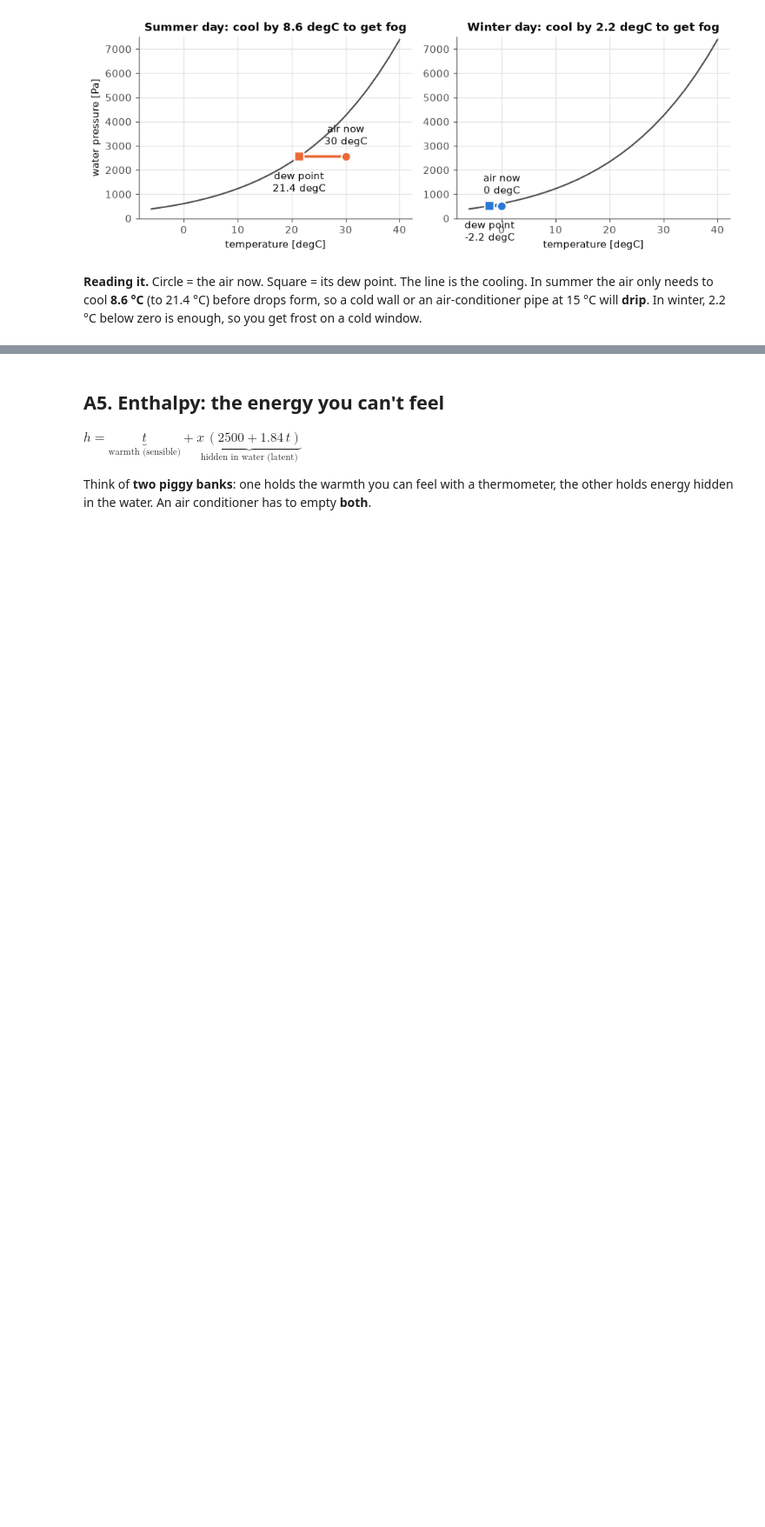
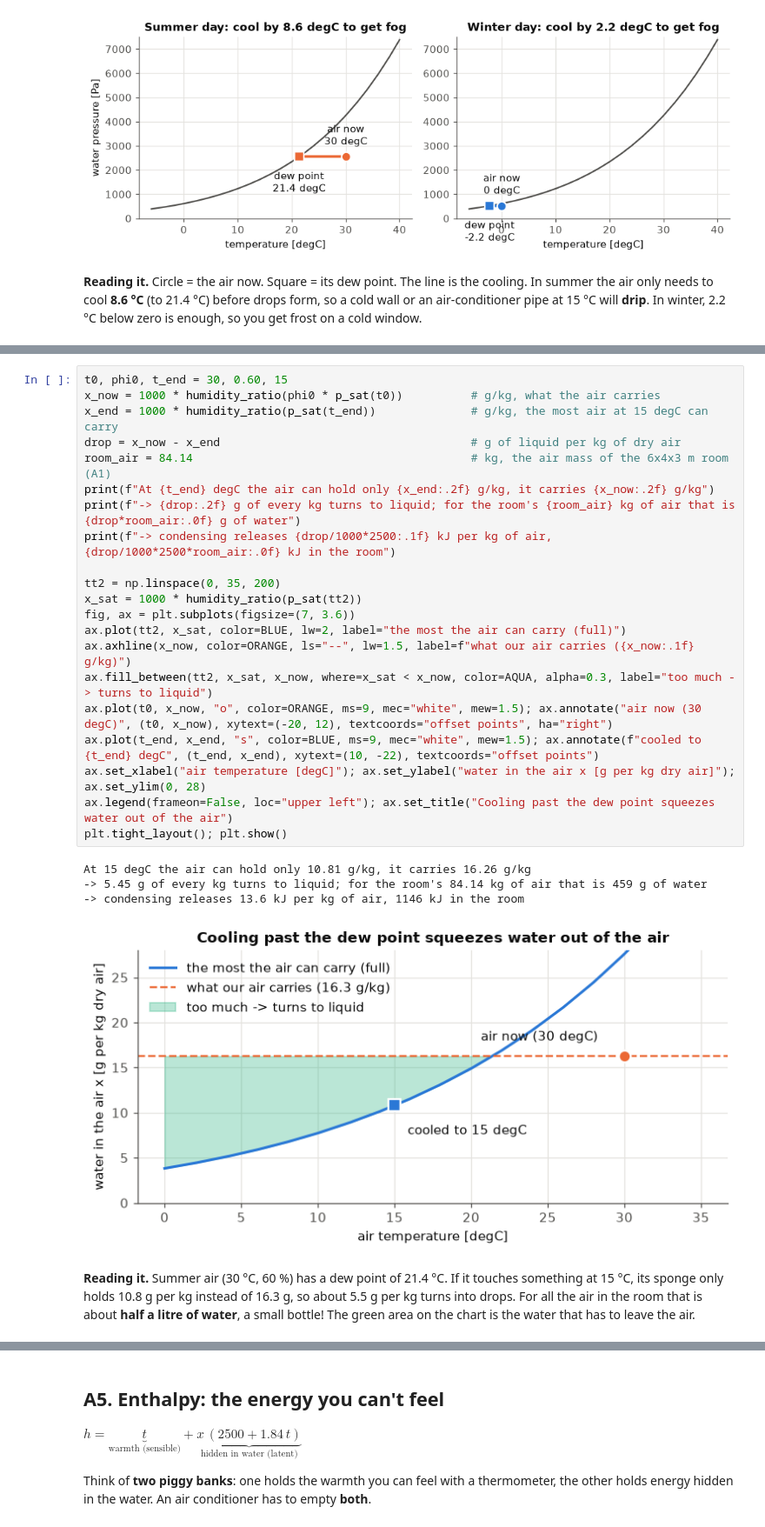
Before and after one commit to mariosakka/human-centric-ai-for-energy-management-labs, a Jupyter notebook: lab-2/explanation-notebooks/lab-2-plus-lecture-challenge/lab-2-in-depth-simple.ipynb, the cells around one changed output, grey strips where cells are left out. Shown at 87% size. Saved outputs shown, nothing was run; the diff lists cells and outputs as text; blank space fills up the shorter version.

Commit message:
Explain specific heat, vapour pressure vs mass, condensation and curve relationships in in-depth notebooks
Co-Authored-By: Claude Sonnet 5.5 <noreply@anthropic.com>

```diff
--- a/lab-2/explanation-notebooks/lab-2-plus-lecture-challenge/lab-2-in-depth-simple.ipynb
+++ b/lab-2/explanation-notebooks/lab-2-plus-lecture-challenge/lab-2-in-depth-simple.ipynb
@@ -175,0 +242,28 @@ plt.tight_layout(); plt.show()
+# %%
+t0, phi0, t_end = 30, 0.60, 15
+x_now = 1000 * humidity_ratio(phi0 * p_sat(t0))          # g/kg, what the air carries
+x_end = 1000 * humidity_ratio(p_sat(t_end))              # g/kg, the most air at 15 degC can carry
+drop = x_now - x_end                                     # g of liquid per kg of dry air
+room_air = 84.14                                         # kg, the air mass of the 6x4x3 m room (A1)
+print(f"At {t_end} degC the air can hold only {x_end:.2f} g/kg, it carries {x_now:.2f} g/kg")
+print(f"-> {drop:.2f} g of every kg turns to liquid; for the room's {room_air} kg of air that is {drop*room_air:.0f} g of water")
+print(f"-> condensing releases {drop/1000*2500:.1f} kJ per kg of air, {drop/1000*2500*room_air:.0f} kJ in the room")
+
+tt2 = np.linspace(0, 35, 200)
+x_sat = 1000 * humidity_ratio(p_sat(tt2))
+fig, ax = plt.subplots(figsize=(7, 3.6))
+ax.plot(tt2, x_sat, color=BLUE, lw=2, label="the most the air can carry (full)")
+ax.axhline(x_now, color=ORANGE, ls="--", lw=1.5, label=f"what our air carries ({x_now:.1f} g/kg)")
+ax.fill_between(tt2, x_sat, x_now, where=x_sat < x_now, color=AQUA, alpha=0.3, label="too much -> turns to liquid")
+ax.plot(t0, x_now, "o", color=ORANGE, ms=9, mec="white", mew=1.5); ax.annotate("air now (30 degC)", (t0, x_now), xytext=(-20, 12), textcoords="offset points", ha="right")
+ax.plot(t_end, x_end, "s", color=BLUE, ms=9, mec="white", mew=1.5); ax.annotate(f"cooled to {t_end} degC", (t_end, x_end), xytext=(10, -22), textcoords="offset points")
+ax.set_xlabel("air temperature [degC]"); ax.set_ylabel("water in the air x [g per kg dry air]"); ax.set_ylim(0, 28)
+ax.legend(frameon=False, loc="upper left"); ax.set_title("Cooling past the dew point squeezes water out of the air")
+plt.tight_layout(); plt.show()
+# %% [output]
+At 15 degC the air can hold only 10.81 g/kg, it carries 16.26 g/kg
+-> 5.45 g of every kg turns to liquid; for the room's 84.14 kg of air that is 459 g of water
+-> condensing releases 13.6 kJ per kg of air, 1146 kJ in the room
+[figure, added]
+# %% [markdown]
+**Reading it.** Summer air (30 °C, 60 %) has a dew point of 21.4 °C. If it touches something at 15 °C, its sponge only holds 10.8 g per kg instead of 16.3 g, so about 5.5 g per kg turns into drops. For all the air in the room that is about **half a litre of water**, a small bottle! The green area on the chart is the water that has to leave the air.
```
Also changed, not shown: parts of 11 cells of this notebook, 1 other file.
